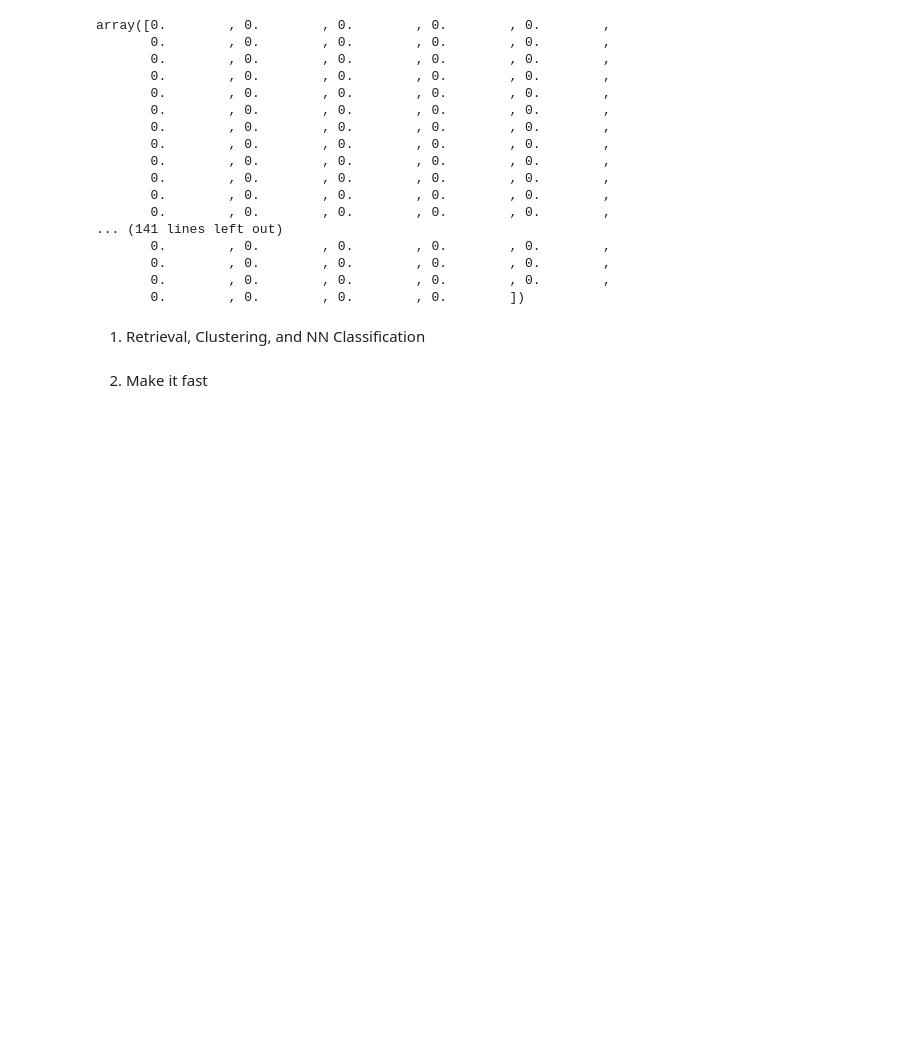
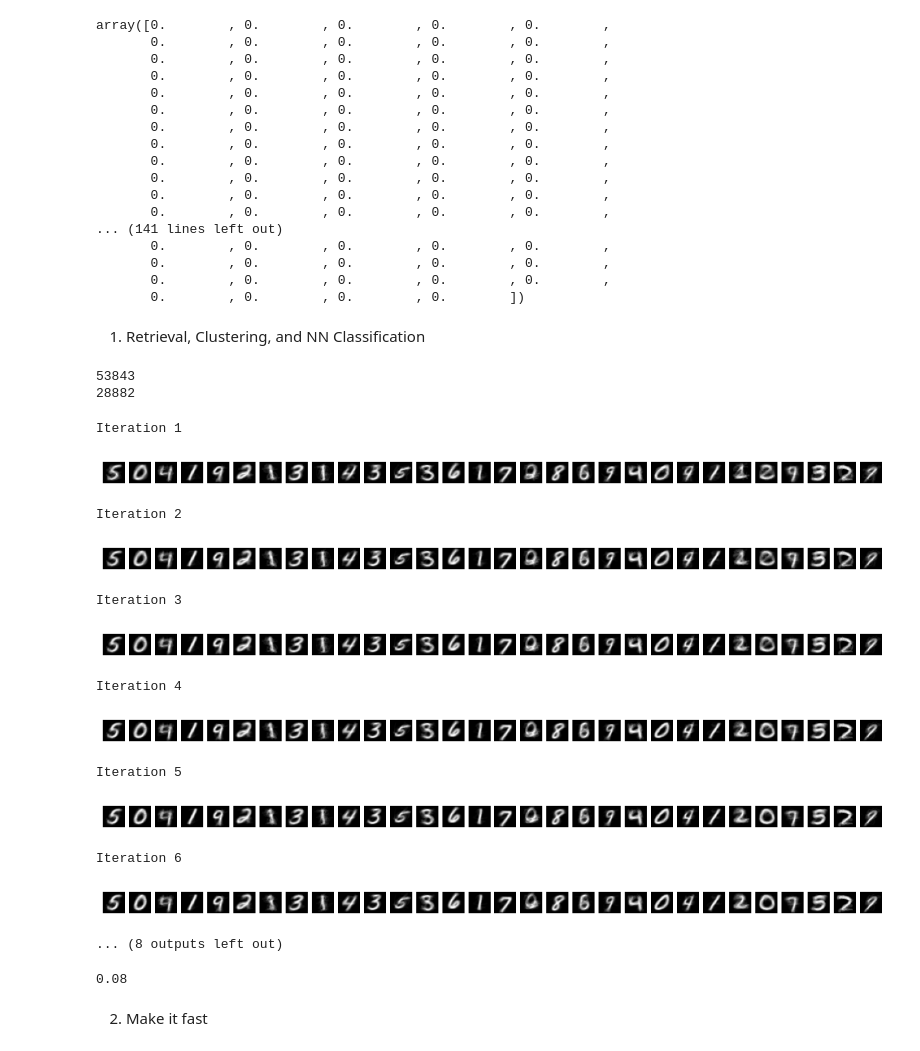
Before and after one commit to mhtang2/CS441, a Jupyter notebook: MP1/CS441_SP24_HW1_Starter.ipynb, the cells around one changed output. Drawn from its saved outputs; the diff is of its cells as text; code cells hidden in the pictures; blank space fills up the shorter version.

```diff
--- a/MP1/CS441_SP24_HW1_Starter.ipynb
+++ b/MP1/CS441_SP24_HW1_Starter.ipynb
@@ -74,26 +85,55 @@ array([0.        , 0.        , 0.        , 0.        , 0.        ,
 # Retrieval
 
 def get_nearest(X_query, X):
-  ''' Return the index of the sample in X that is closest to X_query according
+    ''' Return the index of the sample in X that is closest to X_query according
       to L2 distance '''
-  # TO DO
+    dist = np.square(X_query - X).sum(axis=-1)
+    return np.argmin(dist)
 
 
 j = get_nearest(x_test[0], x_train)
 print(j)
+
 j = get_nearest(x_test[1], x_train)
 print(j)
+# %% [output]
+53843
+28882
 # %%
 # K-means
 
 def kmeans(X, K, niter=10):
   '''
   Starting with the first K samples in X as cluster centers, iteratively assign each
   point to the nearest cluster and compute the mean of each cluster.
   Input: X[i] is the ith sample, K is the number of clusters, niter is the number of iterations
   Output: K cluster centers
   '''
   # TO DO -- add code to display cluster centers at each iteration also
+  centers = X[:K].copy()
+  for i in range(1,1+niter):
+    print(f"Iteration {i}")
+    clusters = [[] for _ in range(K)]
+    for x in X:
+      idx = get_nearest(x, centers)
+      clusters[idx].append(x)
+    for c in range(K):
+      centers[c] = np.stack(clusters[c]).mean(axis=0)
+    display_mnist(centers, 1, K)
 
 K=30
 centers = kmeans(x_train[:1000], K)
+# %% [output]
+Iteration 1
+[figure, added]
+Iteration 2
+[figure, added]
+Iteration 3
+[figure, added]
+Iteration 4
+[figure, added]
+Iteration 5
+[figure, added]
+Iteration 6
+[figure, added]
+... (8 outputs left out)
@@ -104,3 +140,12 @@ centers = kmeans(x_train[:1000], K)
+# %%
+# 1-NN
+errors = []
+for i,x in enumerate(x_test[:100]):
+  idx = get_nearest(x, x_train[:10000])
+  errors.append(y_train[idx] != y_test[i])
+print(np.mean(errors))
+# %% [output]
+0.08
 # %% [markdown]
 2. Make it fast
 # %%
```
Also changed, not shown: parts of 19 cells of this notebook, 4 other files.
